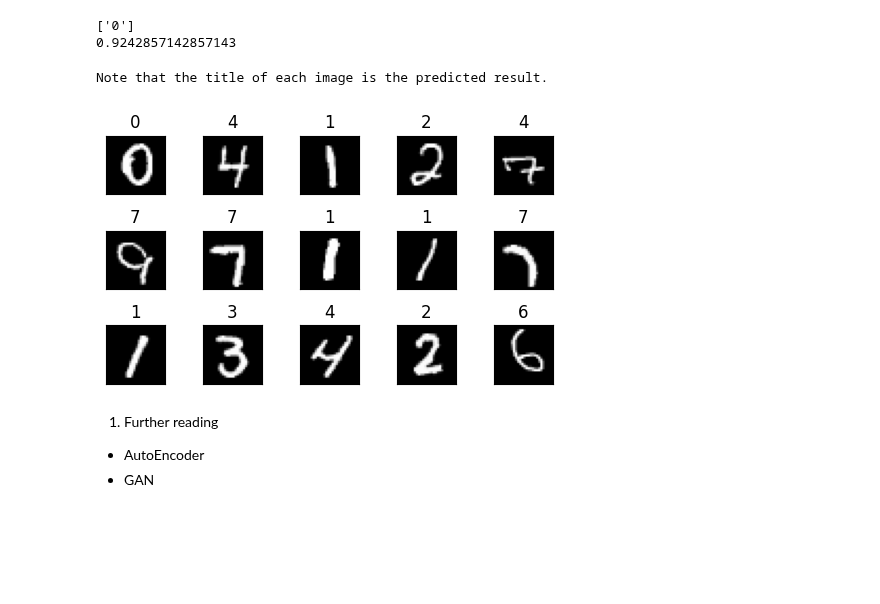
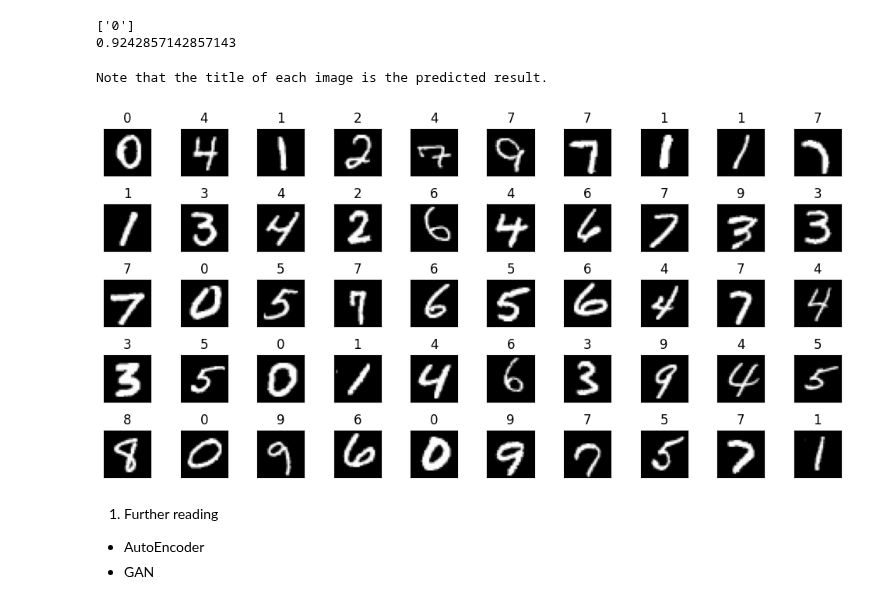
Before and after one commit to ekaratnida/Applied-machine-learning, a Jupyter notebook: Week15-pca/PCA.ipynb, the cells around one changed output. Cells and saved outputs as stored; diff of their text form; code cells hidden in the pictures; blank space fills up the shorter version.

```diff
--- a/Week15-pca/PCA.ipynb
+++ b/Week15-pca/PCA.ipynb
@@ -284,31 +284,31 @@ print(clf.score(test_img_compress,test_lbl))
 ['0']
 0.9242857142857143
 # %%
-n_rows = 3
-n_cols = 5
+n_rows = 5
+n_cols = 10
 max_index = n_rows * n_cols
 
 fig, axs = plt.subplots(nrows=n_rows, ncols=n_cols, figsize=(n_cols, n_rows), subplot_kw={'xticks': [], 'yticks': []})
 
 print("Note that the title of each image is the predicted result.")
 
 for ax, i in zip(axs.flat, range(max_index)):
 
     # Convert array size 784x1 to 28x28 to be able to plot
     my_image = np.array(test_img_original.iloc[i], dtype='float')
     pixels = my_image.reshape((28, 28))
     ax.imshow(pixels, cmap='gray')
 
     # Set title with its result
     result = clf.predict(test_img_compress[i].reshape(1,-1)) # convert dimension (327,) to (1,327)
     ax.set_title(result[0])
 
 # Display plot
 plt.tight_layout()
 plt.show()
 # %% [output]
 Note that the title of each image is the predicted result.
-[figure, old version]
+[figure, new version]
 # %% [markdown]
 1. Further reading
 - AutoEncoder
```
